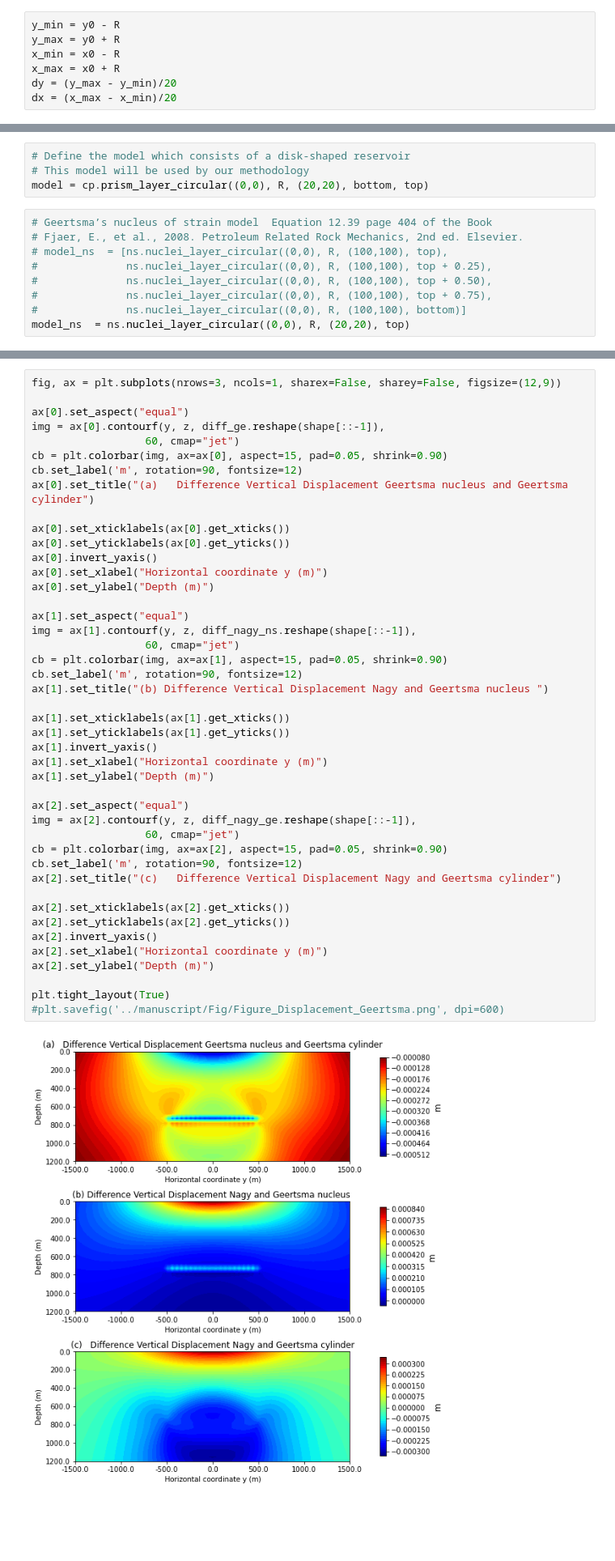
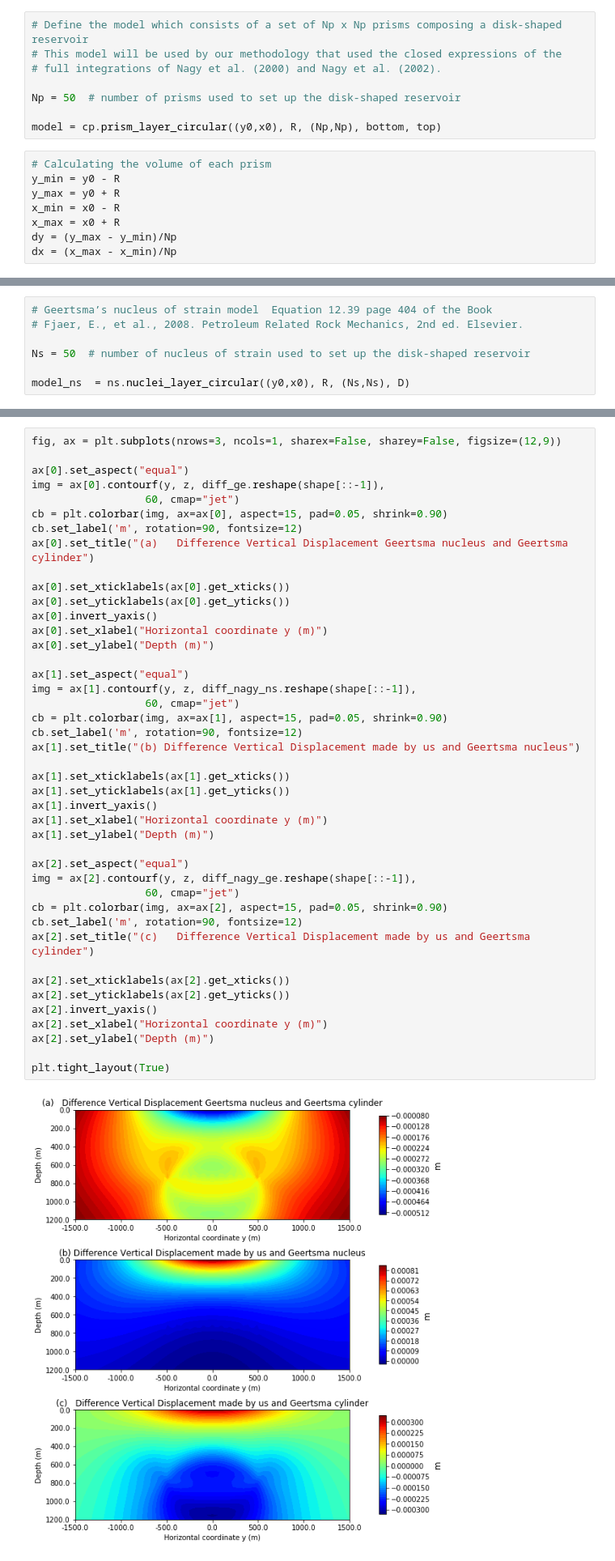
Before and after one commit to pinga-lab/DisReserv, a Jupyter notebook: code/Test_Nucleus_of_Strain.ipynb, the cells around one changed output, grey strips where cells are left out. Shown: that part at 81% size. Drawn from its saved outputs; the diff is of its cells as text; blank space fills up the shorter version.

Commit message:
alterations codes and  manuscript

```diff
--- a/code/Test_Nucleus_of_Strain.ipynb
+++ b/code/Test_Nucleus_of_Strain.ipynb
@@ -24,9 +41,18 @@ y0 = 0
+# %%
+# Define the model which consists of a set of Np x Np prisms composing a disk-shaped reservoir
+# This model will be used by our methodology that used the closed expressions of the
+# full integrations of Nagy et al. (2000) and Nagy et al. (2002).
+
+Np = 50  # number of prisms used to set up the disk-shaped reservoir
+
+model = cp.prism_layer_circular((y0,x0), R, (Np,Np), bottom, top)
 # %%
+# Calculating the volume of each prism
 y_min = y0 - R
 y_max = y0 + R
 x_min = x0 - R
 x_max = x0 + R
-dy = (y_max - y_min)/20
-dx = (x_max - x_min)/20
+dy = (y_max - y_min)/Np
+dx = (x_max - x_min)/Np
 # %%
 volume_prism = dx*dy*h
@@ -37,13 +62,7 @@ reservoir thickness: 1.0
-# %%
-# Define the model which consists of a disk-shaped reservoir
-# This model will be used by our methodology
-model = cp.prism_layer_circular((0,0), R, (20,20), bottom, top)
 # %%
 # Geertsma’s nucleus of strain model  Equation 12.39 page 404 of the Book
 # Fjaer, E., et al., 2008. Petroleum Related Rock Mechanics, 2nd ed. Elsevier.
-# model_ns  = [ns.nuclei_layer_circular((0,0), R, (100,100), top),
-#              ns.nuclei_layer_circular((0,0), R, (100,100), top + 0.25),
-#              ns.nuclei_layer_circular((0,0), R, (100,100), top + 0.50),
-#              ns.nuclei_layer_circular((0,0), R, (100,100), top + 0.75),
-#              ns.nuclei_layer_circular((0,0), R, (100,100), bottom)]
-model_ns  = ns.nuclei_layer_circular((0,0), R, (20,20), top)
+
+Ns = 50  # number of nucleus of strain used to set up the disk-shaped reservoir
+
+model_ns  = ns.nuclei_layer_circular((y0,x0), R, (Ns,Ns), D)
@@ -266,34 +288,33 @@ ax[0].set_yticklabels(ax[0].get_yticks())
 ax[0].invert_yaxis()
 ax[0].set_xlabel("Horizontal coordinate y (m)")
 ax[0].set_ylabel("Depth (m)")
 
 ax[1].set_aspect("equal")
 img = ax[1].contourf(y, z, diff_nagy_ns.reshape(shape[::-1]),
                   60, cmap="jet")
 cb = plt.colorbar(img, ax=ax[1], aspect=15, pad=0.05, shrink=0.90)
 cb.set_label('m', rotation=90, fontsize=12)
-ax[1].set_title("(b) Difference Vertical Displacement Nagy and Geertsma nucleus ")
+ax[1].set_title("(b) Difference Vertical Displacement made by us and Geertsma nucleus")
 
 ax[1].set_xticklabels(ax[1].get_xticks())
 ax[1].set_yticklabels(ax[1].get_yticks())
 ax[1].invert_yaxis()
 ax[1].set_xlabel("Horizontal coordinate y (m)")
 ax[1].set_ylabel("Depth (m)")
 
 ax[2].set_aspect("equal")
 img = ax[2].contourf(y, z, diff_nagy_ge.reshape(shape[::-1]),
                   60, cmap="jet")
 cb = plt.colorbar(img, ax=ax[2], aspect=15, pad=0.05, shrink=0.90)
 cb.set_label('m', rotation=90, fontsize=12)
-ax[2].set_title("(c)   Difference Vertical Displacement Nagy and Geertsma cylinder")
+ax[2].set_title("(c)   Difference Vertical Displacement made by us and Geertsma cylinder")
 
 ax[2].set_xticklabels(ax[2].get_xticks())
 ax[2].set_yticklabels(ax[2].get_yticks())
 ax[2].invert_yaxis()
 ax[2].set_xlabel("Horizontal coordinate y (m)")
 ax[2].set_ylabel("Depth (m)")
 
 plt.tight_layout(True)
-#plt.savefig('../manuscript/Fig/Figure_Displacement_Geertsma.png', dpi=600)
 # %% [output]
-[figure, old version]
+[figure, new version]
```
Also changed, not shown: parts of 17 cells of this notebook, 29 other files.
